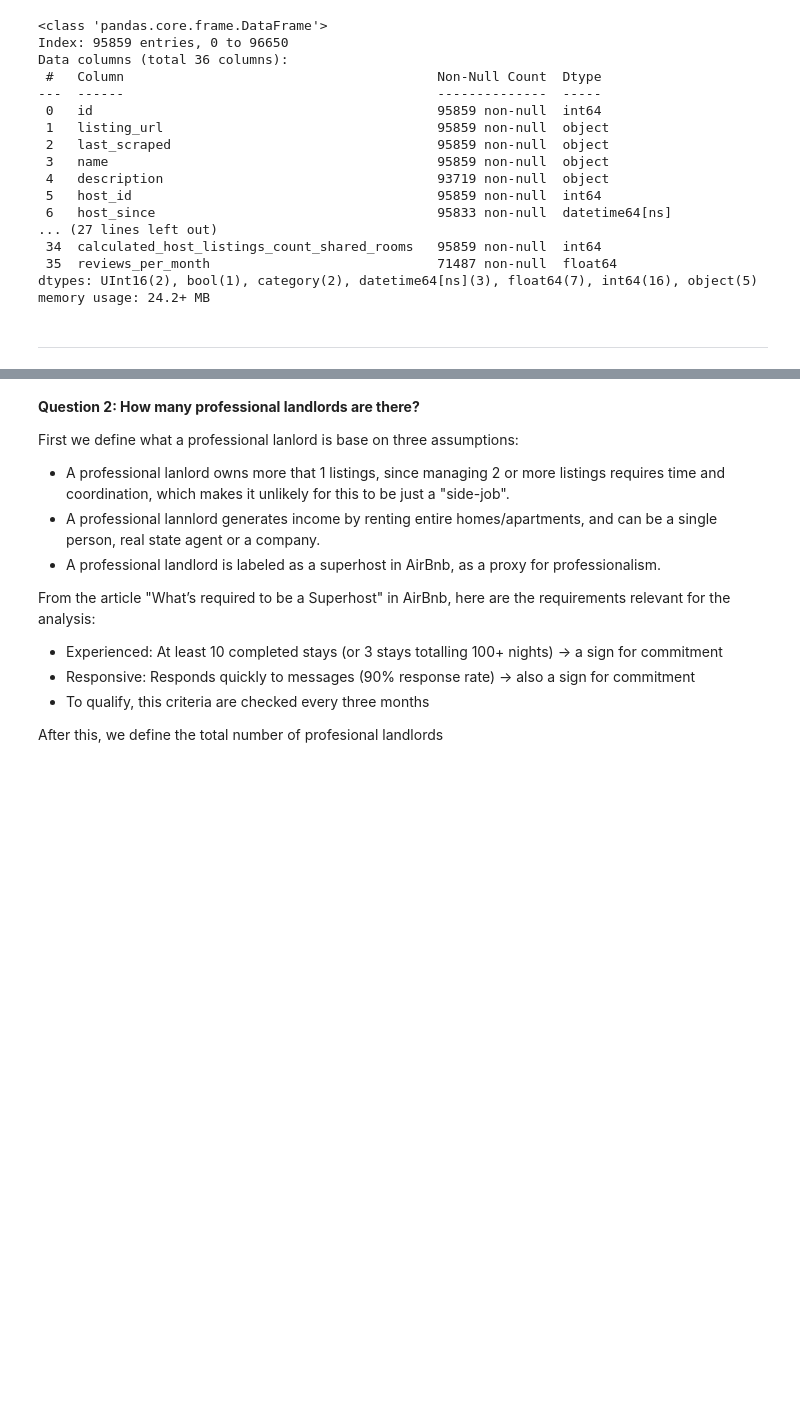
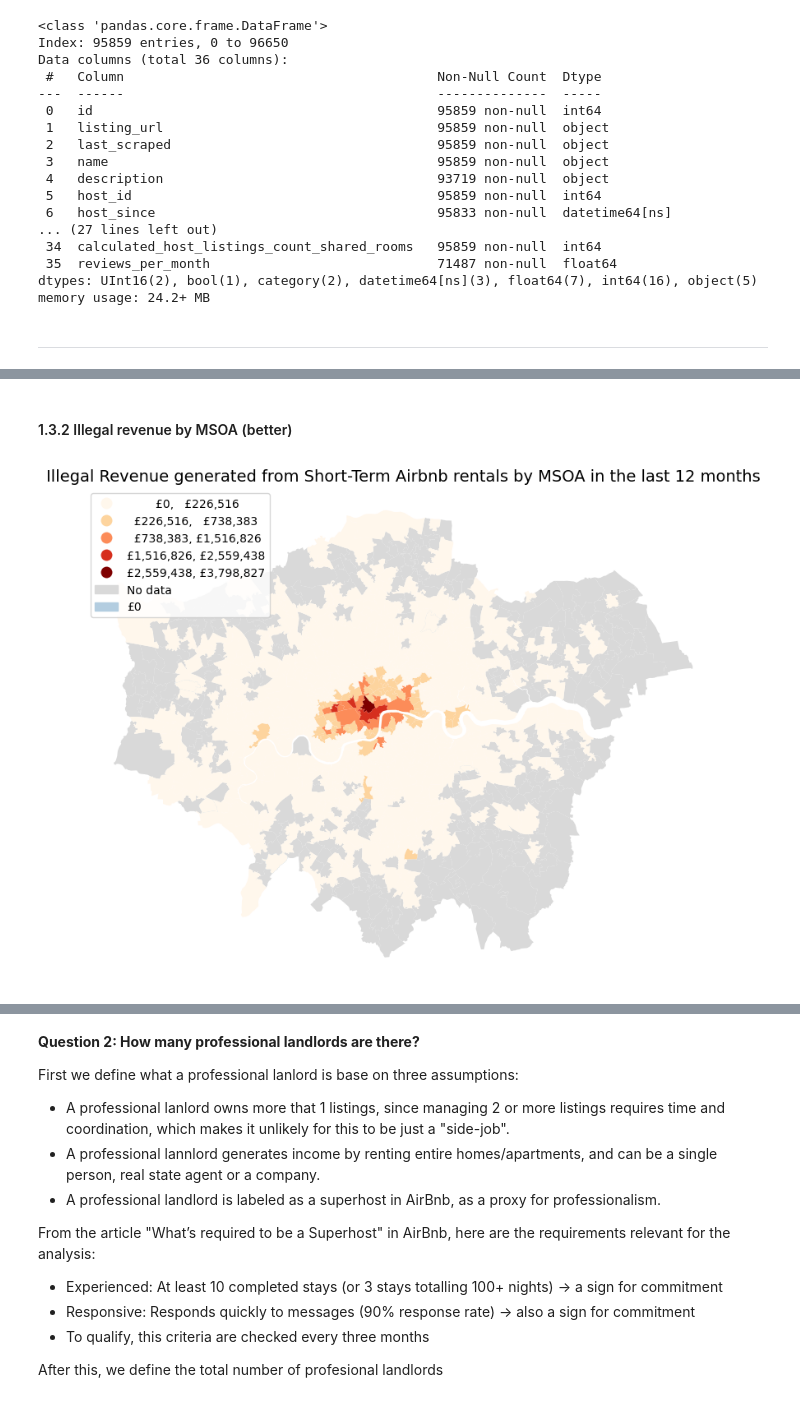
Before and after one commit to emilydugmore/0013_Assesment, a Jupyter notebook: Draft.ipynb, the cells around one changed output, grey strips where cells are left out. Drawn from its saved outputs; the diff is of its cells as text; code cells hidden in the pictures; blank space fills up the shorter version.

```diff
--- a/Draft.ipynb
+++ b/Draft.ipynb
@@ -1013,0 +910,79 @@ msoa_merged.plot(
+# %% [markdown]
+#### 1.3.2 Illegal revenue by MSOA (better)
+# %%
+import matplotlib.pyplot as plt
+import matplotlib.patches as mpatches
+import numpy as np
+
+fig, ax = plt.subplots(1, 1, figsize=(10, 10))
+
+# --- 1. Create masks ---
+nan_mask = msoa_merged["illegal_revenue_sum"].isna()
+zero_mask = msoa_merged["illegal_revenue_sum"].eq(0)
+data_mask = ~(nan_mask | zero_mask)    # all positive values
+
+# --- 2. Plot NaN values (grey) ---
+msoa_merged[nan_mask].plot(
+    ax=ax,
+    color="#d9d9d9",   # light grey
+    linewidth=0
+)
+
+# --- 3. Plot zero values (light blue or other color) ---
+msoa_merged[zero_mask].plot(
+    ax=ax,
+    color="#b3cde0",   # choose a color for zero
+    linewidth=0
+)
+
+# --- 4. Plot positive values with Natural Breaks classification ---
+msoa_merged.plot(
+    ax=ax,
+    column="illegal_revenue_sum",
+    cmap="OrRd",
+    scheme="NaturalBreaks",
+    k=5,
+    linewidth=0,
+    legend=True,
+    legend_kwds={
+    "title": "",
+    "fmt": "£{:,.0f}"  # string, not method
+}
+)
+
+# --- 5. Custom legend patches ---
+no_data_patch = mpatches.Patch(color="#d9d9d9", label="No data")
+zero_patch    = mpatches.Patch(color="#b3cde0", label="£0")
+
+# --- 6. Retrieve the existing choropleth legend (created by geopandas) ---
+orig_legend = ax.get_legend()
+
+# If the original legend exists, get its handles + labels
+if orig_legend:
+    orig_handles = orig_legend.legend_handles
+    orig_labels = [t.get_text() for t in orig_legend.get_texts()]
+else:
+    orig_handles, orig_labels = [], []
+
+# --- 7. Combine original legend + your custom patches ---
+combined_handles = orig_handles + [no_data_patch, zero_patch]
+combined_labels  = orig_labels  + ["No data", "£0"]
+
+# Remove the original legend so we can replace it
+if orig_legend:
+    orig_legend.remove()
+
+# --- 8. Add combined legend back ---
+ax.legend(
+    handles=combined_handles,
+    labels=combined_labels,
+    loc="upper left",
+    frameon=True
+)
+# --- 9. Add title ---
+ax.set_axis_off()
+ax.set_title("Illegal Revenue generated from Short-Term Airbnb rentals by MSOA in the last 12 months", fontsize=14)
+
+plt.show()
+# %% [output]
+[figure, added]
```
Also changed, not shown: parts of 75 cells of this notebook.
